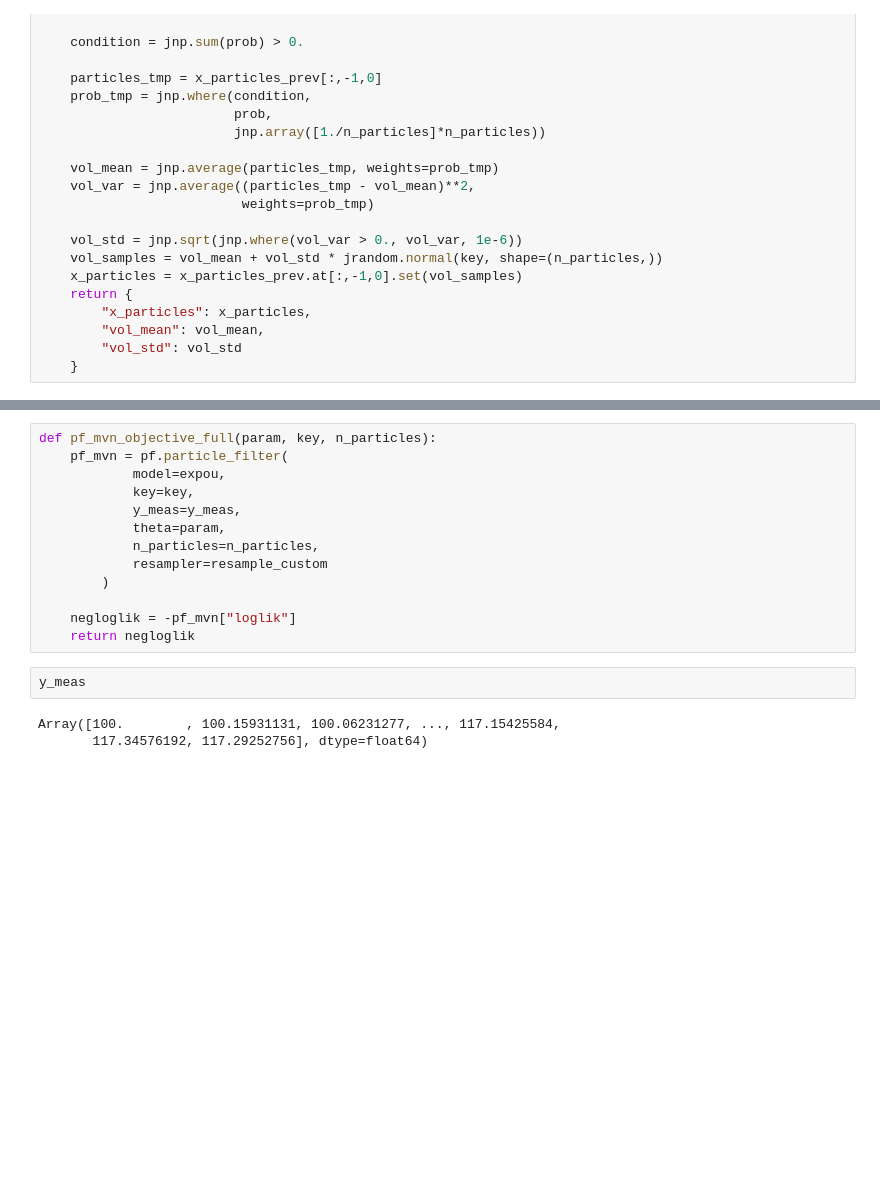
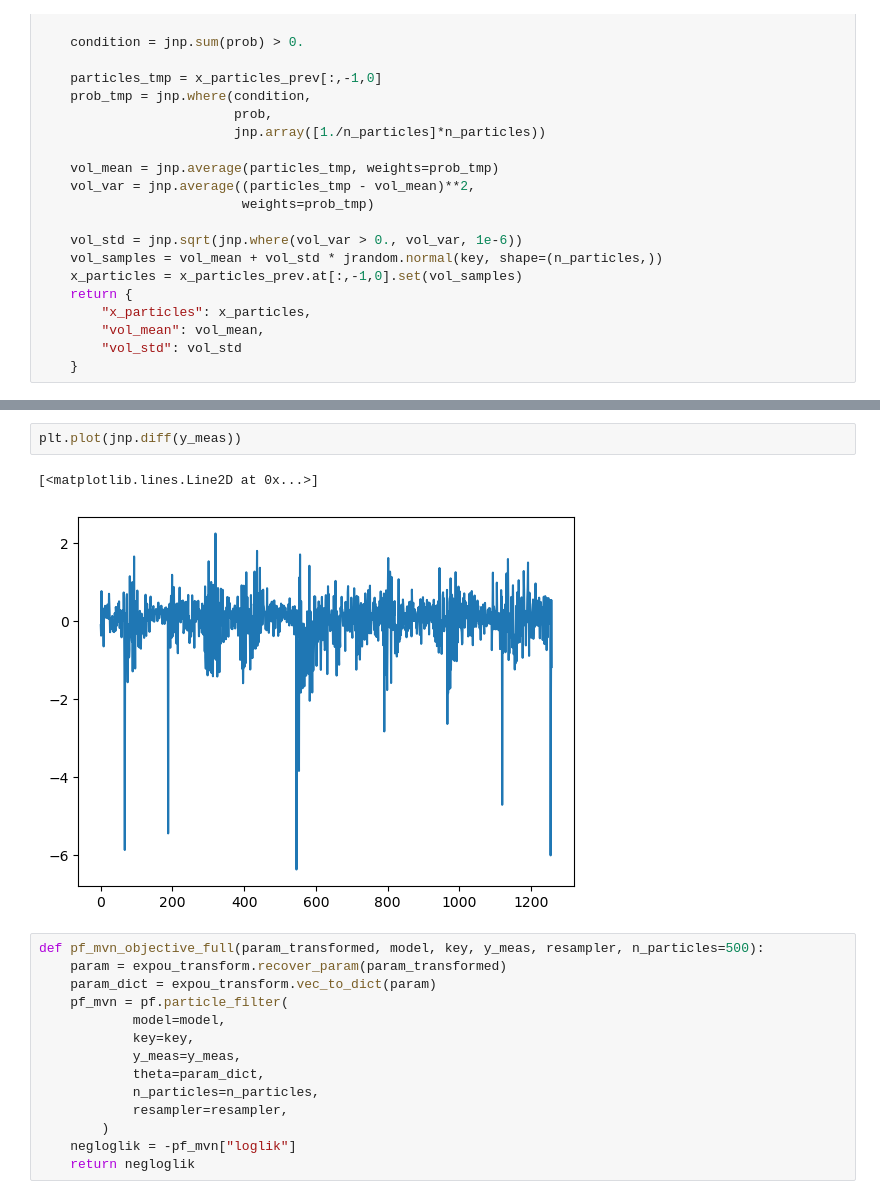
Before and after one commit to mlysy/pfjax, a Jupyter notebook: docs/notebooks/final.ipynb, the cells around one changed output, grey strips where cells are left out. Saved outputs shown, nothing was run; the diff lists cells and outputs as text; blank space fills up the shorter version.

```diff
--- a/docs/notebooks/final.ipynb
+++ b/docs/notebooks/final.ipynb
@@ -356,18 +428,19 @@ y_meas, x_state = pf.simulate(expou, my_key, my_n_obs, my_x_init, my_param_trans
+# %%
+plt.plot(jnp.diff(y_meas))
+# %% [output]
+[<matplotlib.lines.Line2D at 0x...>]
+[figure, added]
 # %%
-def pf_mvn_objective_full(param, key, n_particles):
+def pf_mvn_objective_full(param_transformed, model, key, y_meas, resampler, n_particles=500):
+    param = expou_transform.recover_param(param_transformed)
+    param_dict = expou_transform.vec_to_dict(param)
     pf_mvn = pf.particle_filter(
-            model=expou,
+            model=model,
             key=key,
             y_meas=y_meas,
-            theta=param,
+            theta=param_dict,
             n_particles=n_particles,
-            resampler=resample_custom
+            resampler=resampler,
         )
-
     negloglik = -pf_mvn["loglik"]
     return negloglik
-# %%
-y_meas
-# %% [output]
-Array([100.        , 100.15931131, 100.06231277, ..., 117.15425584,
-       117.34576192, 117.29252756], dtype=float64)
```
Also changed, not shown: parts of 35 cells of this notebook.
